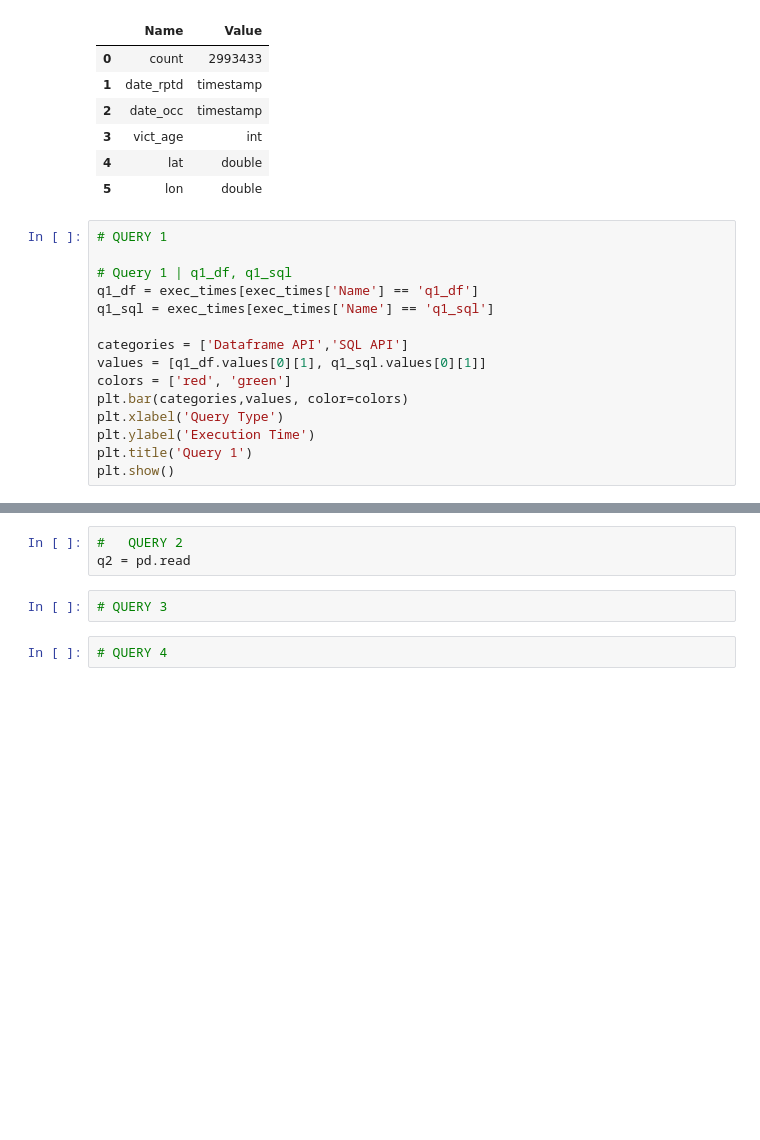
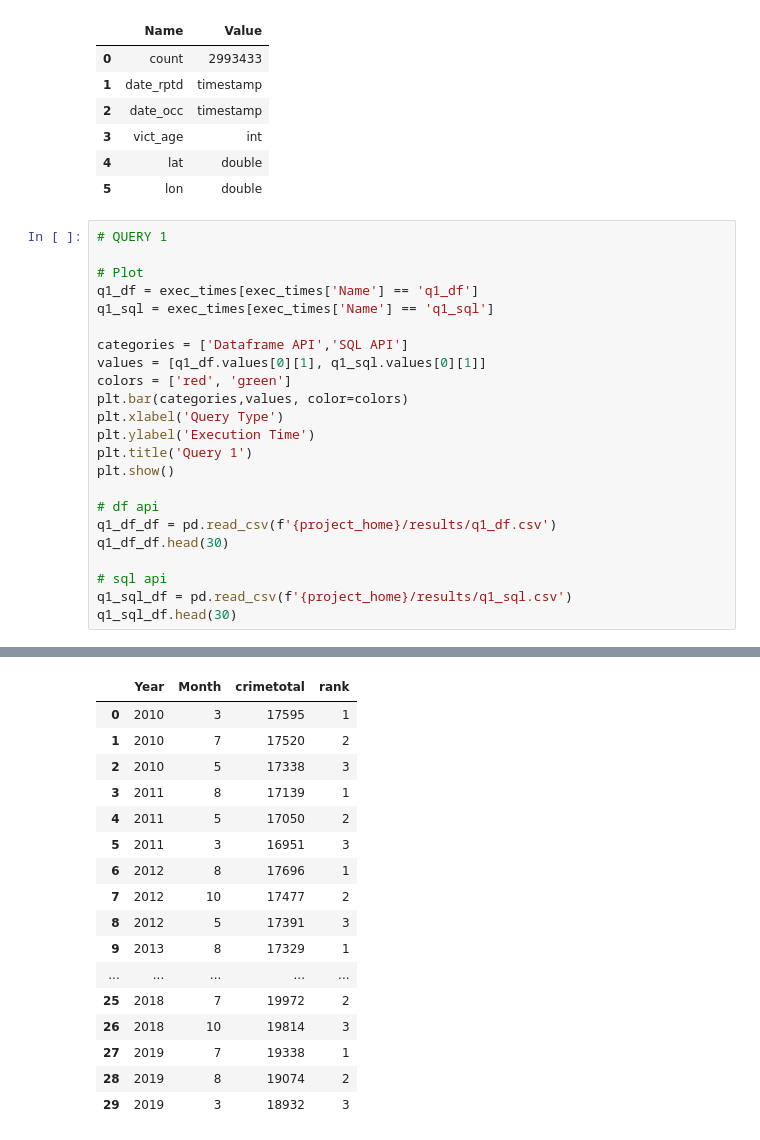
Before and after one commit to DVasios/Advanced-Database-Systems, a Jupyter notebook: results.ipynb, the cells around one changed output, grey strips where cells are left out. Drawn from its saved outputs; the diff is of its cells as text; blank space fills up the shorter version.

```diff
--- a/results.ipynb
+++ b/results.ipynb
@@ -23,24 +23,42 @@ count_types
 # %%
 # QUERY 1
 
-# Query 1 | q1_df, q1_sql
+# Plot
 q1_df = exec_times[exec_times['Name'] == 'q1_df']
 q1_sql = exec_times[exec_times['Name'] == 'q1_sql']
 
 categories = ['Dataframe API','SQL API']
 values = [q1_df.values[0][1], q1_sql.values[0][1]]
 colors = ['red', 'green']
 plt.bar(categories,values, color=colors)
 plt.xlabel('Query Type')
 plt.ylabel('Execution Time')
 plt.title('Query 1')
 plt.show()
+
+# df api
+q1_df_df = pd.read_csv(f'{project_home}/results/q1_df.csv')
+q1_df_df.head(30)
+
+# sql api
+q1_sql_df = pd.read_csv(f'{project_home}/results/q1_sql.csv')
+q1_sql_df.head(30)
 # %% [output]
 [figure]
+|  | Year | Month | crimetotal | rank |
+| 0 | 2010 | 3 | 17595 | 1 |
+| 1 | 2010 | 7 | 17520 | 2 |
+| 2 | 2010 | 5 | 17338 | 3 |
+| 3 | 2011 | 8 | 17139 | 1 |
+| 4 | 2011 | 5 | 17050 | 2 |
+| 5 | 2011 | 3 | 16951 | 3 |
+| 6 | 2012 | 8 | 17696 | 1 |
+| 7 | 2012 | 10 | 17477 | 2 |
+| 8 | 2012 | 5 | 17391 | 3 |
+| 9 | 2013 | 8 | 17329 | 1 |
+| ... | ... | ... | ... | ... |
+| 25 | 2018 | 7 | 19972 | 2 |
+| 26 | 2018 | 10 | 19814 | 3 |
+| 27 | 2019 | 7 | 19338 | 1 |
+| 28 | 2019 | 8 | 19074 | 2 |
+| 29 | 2019 | 3 | 18932 | 3 |
-# %%
-#   QUERY 2
-q2 = pd.read
-# %%
-# QUERY 3
-# %%
-# QUERY 4
```
Also changed, not shown: parts of 3 cells of this notebook, 9 other files.
